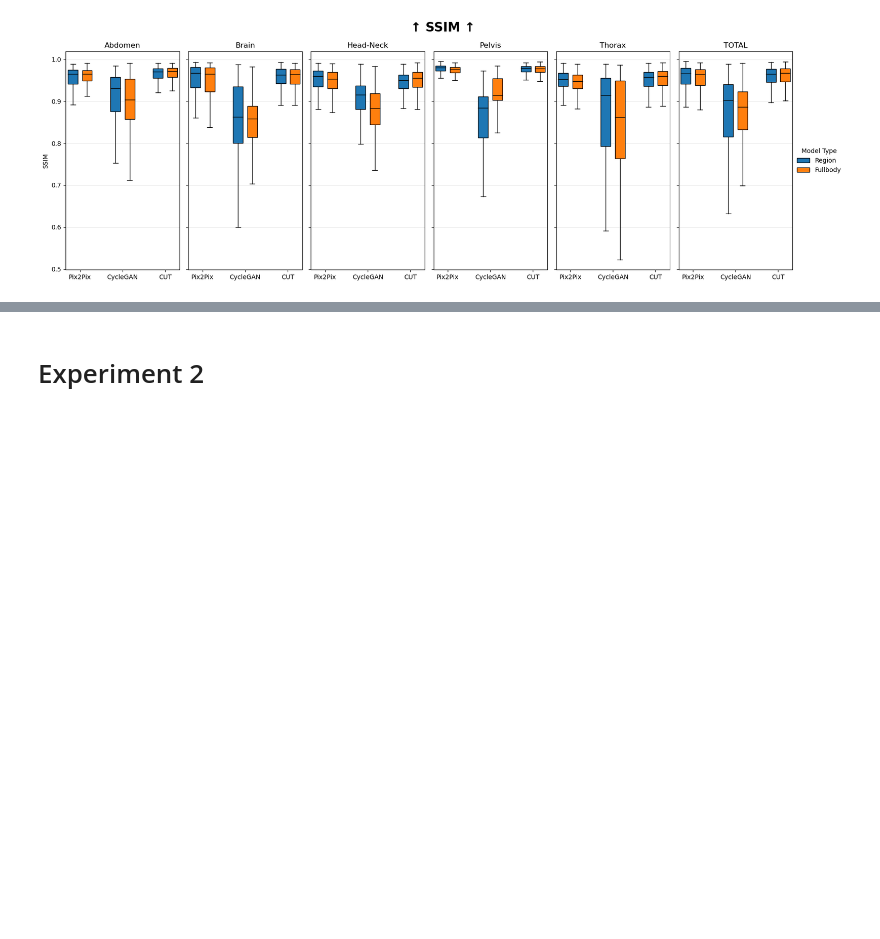
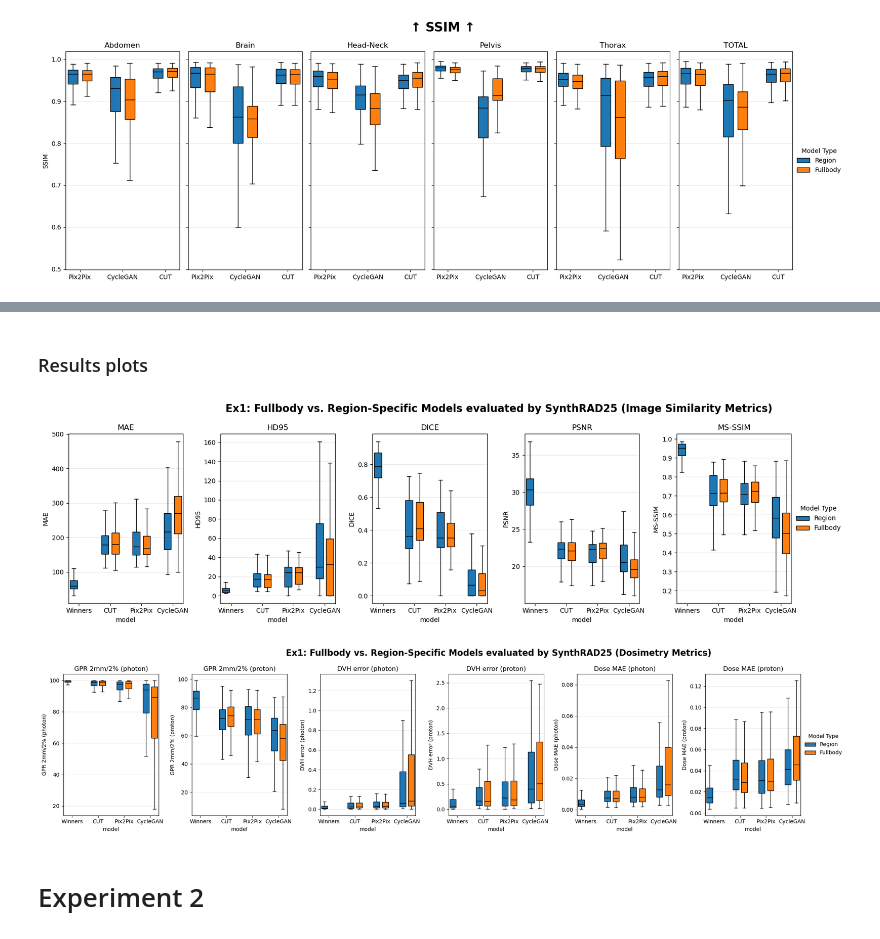
Before and after one commit to NicSchuler/fullbody-sCT, a Jupyter notebook: training/checkpoints/visualize_testing_results.ipynb, the cells around one changed output, grey strips where cells are left out. Drawn from its saved outputs; the diff is of its cells as text; code cells hidden in the pictures; blank space fills up the shorter version.

Commit message:
synthrad results

```diff
--- a/training/checkpoints/visualize_testing_results.ipynb
+++ b/training/checkpoints/visualize_testing_results.ipynb
@@ -578,0 +844,2 @@ cut_synthrad_HN_final: dropping 8.39% of rows (247 slices) due to missing values
+# %% [markdown]
+### Results plots
@@ -579,3 +1022,34 @@ cut_synthrad_HN_final: dropping 8.39% of rows (247 slices) due to missing values
+# %%
+synthrad_results.columns = ['filename', 'model', 'region_or_fullbody', 'bodyregion',
+       'MAE', 'DICE', 'HD95', 'PSNR', 'MS-SSIM', 'DVH error (photon)', 'DVH error (proton)',
+       'Dose MAE (photon)', 'Dose MAE (proton)', 'GPR 2mm/2% (photon)',
+       'GPR 2mm/2% (proton)']
+
+order = ["Winners", "CUT", "Pix2Pix", "CycleGAN"]
+
+# order for plots
+synthrad_results["model"] = pd.Categorical(synthrad_results["model"], categories=order, ordered=True)
+synthrad_results = synthrad_results.sort_values("model")
+synthrad_results["model"] = synthrad_results["model"].astype(str)
+# %%
+plot_multiple_metrics_with_subplots(
+    synthrad_results,
+    metrics=['MAE', 'HD95', 'DICE', 'PSNR', 'MS-SSIM'],
+    groups=["model", "region_or_fullbody"],
+    legend_title="Model Type",
+    title="Ex1: Fullbody vs. Region-Specific Models evaluated by SynthRAD25 (Image Similarity Metrics)",
+)
+
+plot_multiple_metrics_with_subplots(
+    synthrad_results,
+    metrics=['GPR 2mm/2% (photon)', 'GPR 2mm/2% (proton)', 'DVH error (photon)', 'DVH error (proton)', 'Dose MAE (photon)', 'Dose MAE (proton)'],
+    groups=["model", "region_or_fullbody"],
+    legend_title="Model Type",
+    title="Ex1: Fullbody vs. Region-Specific Models evaluated by SynthRAD25 (Dosimetry Metrics)",
+)
+# %% [output]
+[figure, added]
+[figure, added]
 # %% [markdown]
 # Experiment 2
 # %%
```
Also changed, not shown: parts of 11 cells of this notebook, 9 other files.
